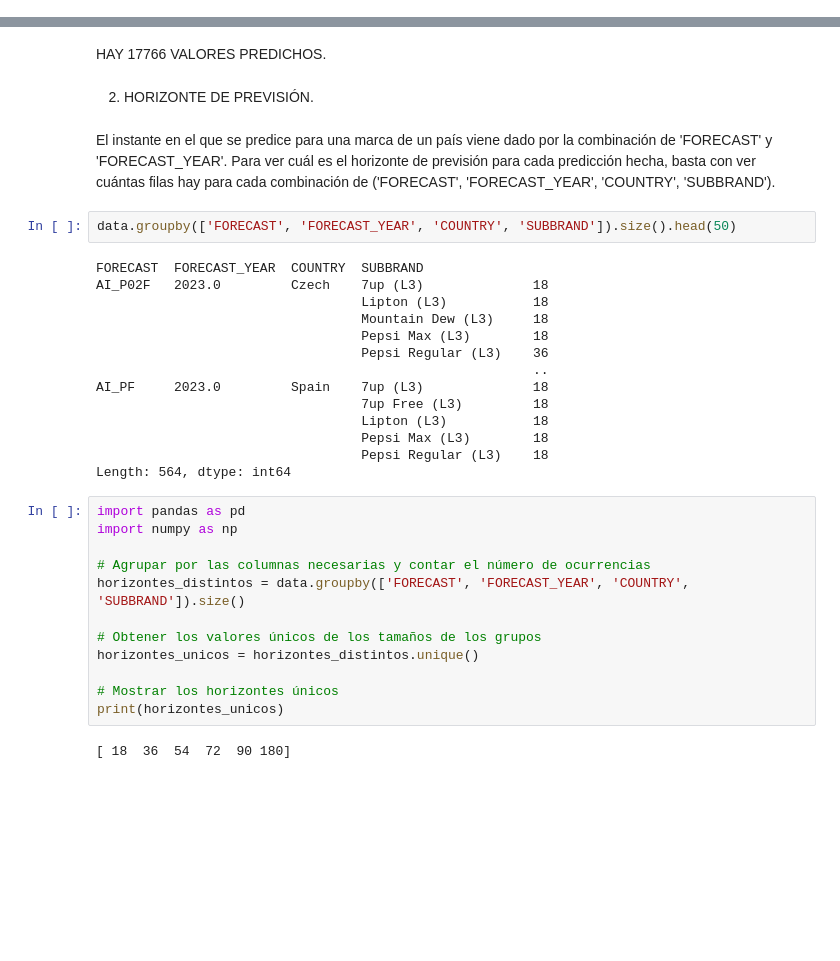
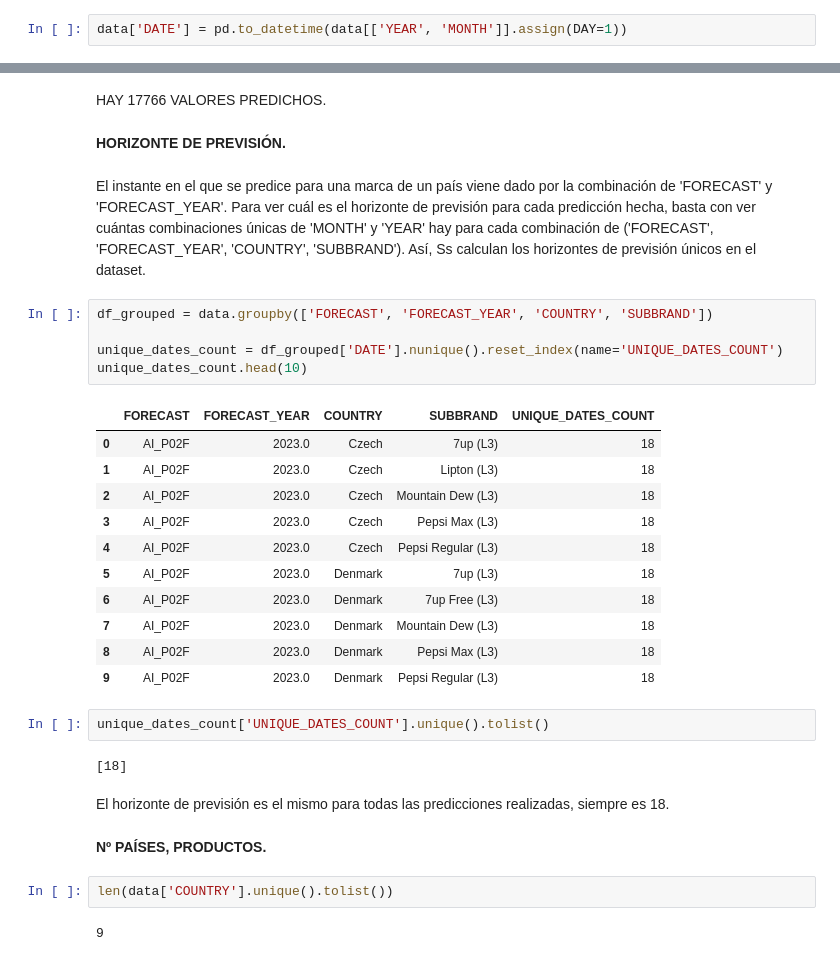
Before and after one commit to 9105507/UFV_VISUALIZACION_DE_DATOS, a Jupyter notebook: Ejercicios_Clase/Clase2.ipynb, the cells around one changed output, grey strips where cells are left out. Saved outputs shown, nothing was run; the diff lists cells and outputs as text; blank space fills up the shorter version.

```diff
--- a/Ejercicios_Clase/Clase2.ipynb
+++ b/Ejercicios_Clase/Clase2.ipynb
@@ -98 +129,3 @@ data[data['SCENARIO'] == 'actual']
+# %%
+data['DATE'] = pd.to_datetime(data[['YEAR', 'MONTH']].assign(DAY=1))
 # %% [markdown]
@@ -117,36 +150,35 @@ data[data['SCENARIO'] == 'AI_forecast'].shape[0]
 # %% [markdown]
 HAY 17766 VALORES PREDICHOS.
 # %% [markdown]
-2. HORIZONTE DE PREVISIÓN.
+**HORIZONTE DE PREVISIÓN.**
 # %% [markdown]
-El instante en el que se predice para una marca de un país viene dado por la combinación de 'FORECAST' y 'FORECAST_YEAR'. Para ver cuál es el horizonte de previsión para cada predicción hecha, basta con ver cuántas filas hay para cada combinación de ('FORECAST', 'FORECAST_YEAR', 'COUNTRY', 'SUBBRAND').
+El instante en el que se predice para una marca de un país viene dado por la combinación de 'FORECAST' y 'FORECAST_YEAR'. Para ver cuál es el horizonte de previsión para cada predicción hecha, basta con ver cuántas combinaciones únicas de 'MONTH' y 'YEAR' hay para cada combinación de ('FORECAST', 'FORECAST_YEAR', 'COUNTRY', 'SUBBRAND'). Así, Ss calculan los horizontes de previsión únicos en el dataset.
 # %%
-data.groupby(['FORECAST', 'FORECAST_YEAR', 'COUNTRY', 'SUBBRAND']).size().head(50)
+df_grouped = data.groupby(['FORECAST', 'FORECAST_YEAR', 'COUNTRY', 'SUBBRAND'])
+
+unique_dates_count = df_grouped['DATE'].nunique().reset_index(name='UNIQUE_DATES_COUNT')
+unique_dates_count.head(10)
 # %% [output]
-FORECAST  FORECAST_YEAR  COUNTRY  SUBBRAND
-AI_P02F   2023.0         Czech    7up (L3)              18
-                                  Lipton (L3)           18
-                                  Mountain Dew (L3)     18
-                                  Pepsi Max (L3)        18
-                                  Pepsi Regular (L3)    36
-                                                        ..
-AI_PF     2023.0         Spain    7up (L3)              18
-                                  7up Free (L3)         18
-                                  Lipton (L3)           18
-                                  Pepsi Max (L3)        18
-                                  Pepsi Regular (L3)    18
-Length: 564, dtype: int64
+|  | FORECAST | FORECAST_YEAR | COUNTRY | SUBBRAND | UNIQUE_DATES_COUNT |
+| 0 | AI_P02F | 2023.0 | Czech | 7up (L3) | 18 |
+| 1 | AI_P02F | 2023.0 | Czech | Lipton (L3) | 18 |
+| 2 | AI_P02F | 2023.0 | Czech | Mountain Dew (L3) | 18 |
+| 3 | AI_P02F | 2023.0 | Czech | Pepsi Max (L3) | 18 |
+| 4 | AI_P02F | 2023.0 | Czech | Pepsi Regular (L3) | 18 |
+| 5 | AI_P02F | 2023.0 | Denmark | 7up (L3) | 18 |
+| 6 | AI_P02F | 2023.0 | Denmark | 7up Free (L3) | 18 |
+| 7 | AI_P02F | 2023.0 | Denmark | Mountain Dew (L3) | 18 |
+| 8 | AI_P02F | 2023.0 | Denmark | Pepsi Max (L3) | 18 |
+| 9 | AI_P02F | 2023.0 | Denmark | Pepsi Regular (L3) | 18 |
-# %%
-import pandas as pd
-import numpy as np
-
-# Agrupar por las columnas necesarias y contar el número de ocurrencias
-horizontes_distintos = data.groupby(['FORECAST', 'FORECAST_YEAR', 'COUNTRY', 'SUBBRAND']).size()
-
-# Obtener los valores únicos de los tamaños de los grupos
-horizontes_unicos = horizontes_distintos.unique()
-
-# Mostrar los horizontes únicos
-print(horizontes_unicos)
-# %% [output]
-[ 18  36  54  72  90 180]
+# %%
+unique_dates_count['UNIQUE_DATES_COUNT'].unique().tolist()
+# %% [output]
+[18]
+# %% [markdown]
+El horizonte de previsión es el mismo para todas las predicciones realizadas, siempre es 18.
+# %% [markdown]
+**Nº PAÍSES, PRODUCTOS.**
+# %%
+len(data['COUNTRY'].unique().tolist())
+# %% [output]
+9
```
Also changed, not shown: parts of 32 cells of this notebook.
